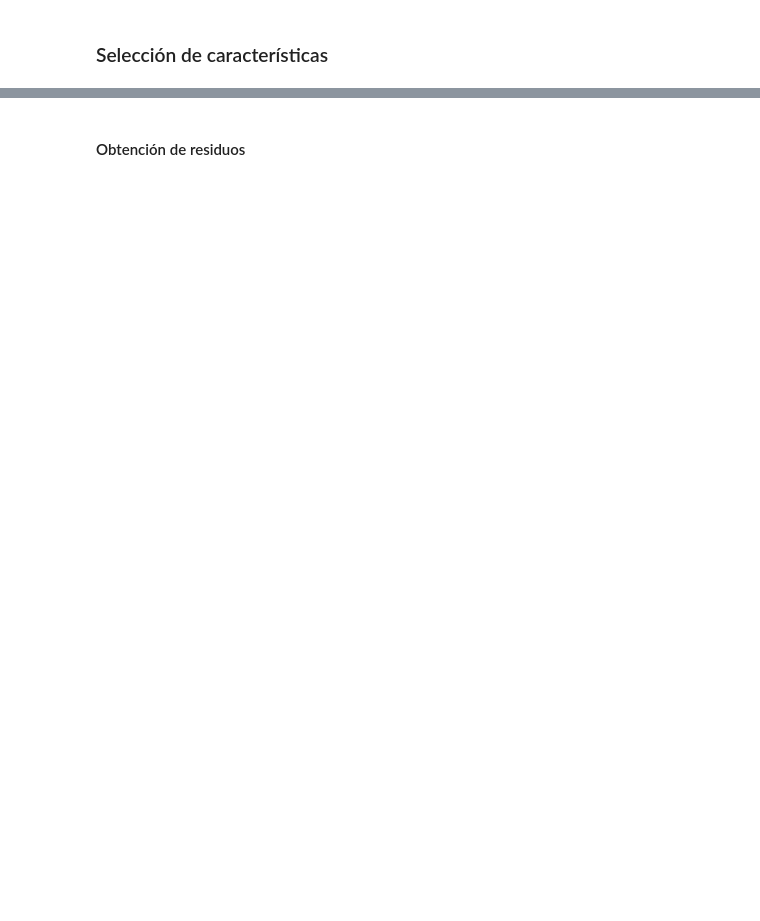
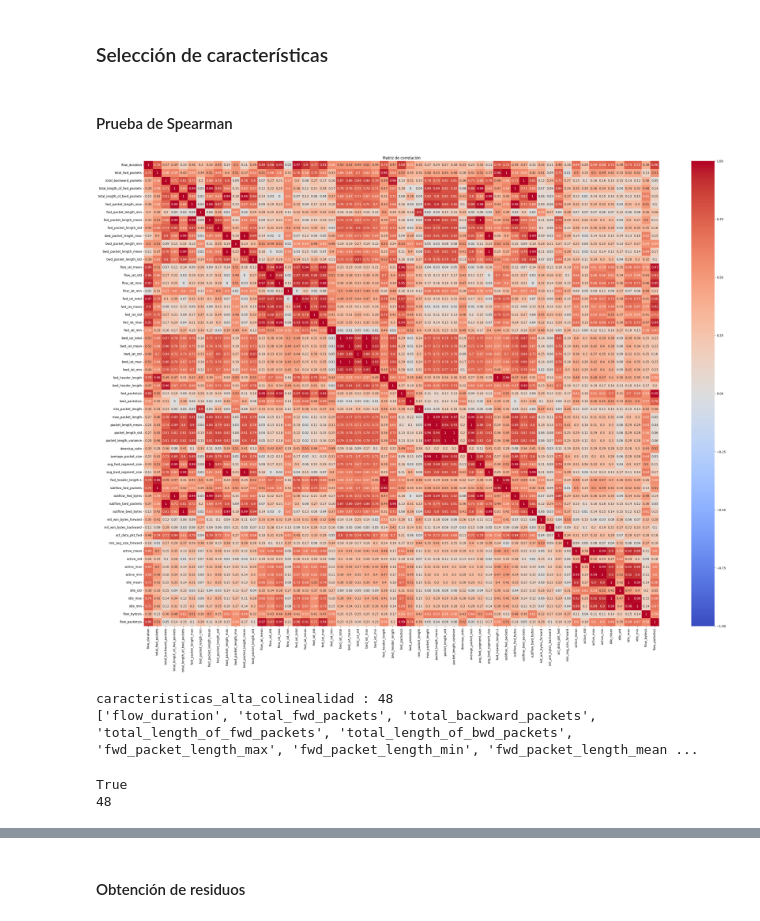
Before and after one commit to alanum9603/IDS_Thesis, a Jupyter notebook: 3_preparacion_de_datos/transformation_1.ipynb, the cells around one changed output, grey strips where cells are left out. Cells and saved outputs as stored; diff of their text form; code cells hidden in the pictures; blank space fills up the shorter version.

```diff
--- a/3_preparacion_de_datos/transformation_1.ipynb
+++ b/3_preparacion_de_datos/transformation_1.ipynb
@@ -131,12 +134,15 @@ def generateBoxplot(x, y, data, save_path="", save = True) :
   plt.show()
 # %%
 # generateCorrMatrix(): Función para generar matriz de correlación
-def generateCorrMatrix(data, save_path="", title="Matriz de correlación", method="pearson", width=32, height=24, fontsize=12,decimals=2, abs = False, save=True) :
+def generateCorrMatrix(data, save_path="", title="Matriz de correlación", method="pearson", width=32, height=24, fontsize=12,decimals=2, abs = False, save=True, aplicar_umbral=False, umbral=0.5) :
   # Generación de matriz de correlación
   matriz_correlacion = data.corr(method=method).round(decimals=decimals)
 
   if abs :
     matriz_correlacion = matriz_correlacion.abs()
+
+  if aplicar_umbral :
+    matriz_correlacion = matriz_correlacion.where(np.abs(matriz_correlacion) >= umbral, 0)
 
   # Generación de mapa de calor para visualizar los datos
   plt.figure(figsize=(width, height))
@@ -144,7 +150,7 @@ def generateCorrMatrix(data, save_path="", title="Matriz de correlación", metho
   sns.heatmap(matriz_correlacion, annot=True, cmap='coolwarm', vmin=-1, vmax=1)
   plt.title(title)
   plt.tight_layout()
-  if save:
+  if save :
     plt.savefig(save_path)
   plt.show()
   return matriz_correlacion
@@ -559,2 +559,64 @@ Returning the number of logical cores instead. You can silence this warning by s
 # %% [markdown]
 ### Selección de características
+# %% [markdown]
+#### Prueba de Spearman
+# %%
+# Prueba de Spearman para eliminación de características con alta colinealidad
+nrmlzr = MinMaxScaler()
+nrmlzd_chars = nrmlzr.fit_transform(X_train_clean[caracteristicas_numericas+caracteristicas_con_valor_maximo_infinito])
+df_nrmlzd = pd.DataFrame(
+  columns=nrmlzr.feature_names_in_,
+  data=nrmlzd_chars
+)
+corr_matrix = generateCorrMatrix(
+  data=df_nrmlzd,
+  method="spearman",
+  save_path="img/corr_matrix_spearman",
+  abs=True
+)
+np.fill_diagonal(corr_matrix.values, 0)
+caracteristicas_alta_colinealidad = [c for c in corr_matrix.columns if any(corr_matrix[c] >= 0.8) and corr_matrix[c].sum() > 1]
+print(f"""
+caracteristicas_alta_colinealidad : {len(caracteristicas_alta_colinealidad)}
+{caracteristicas_alta_colinealidad}
+""")
+# %% [output]
+[figure, added]
+caracteristicas_alta_colinealidad : 48
+['flow_duration', 'total_fwd_packets', 'total_backward_packets', 'total_length_of_fwd_packets', 'total_length_of_bwd_packets', 'fwd_packet_length_max', 'fwd_packet_length_min', 'fwd_packet_length_mean ...
+# %%
+# Lista de correlaciones
+lista_correlaciones = [
+  [
+    'bwd_iat_min',
+
+    'bwd_iat_mean', 'bwd_iat_max', 'bwd_iat_total',
+
+    'bwd_iat_std',
+
+    'bwd_header_length', 'total_backward_packets', 'subflow_bwd_packets',
+
+    'bwd_packet_length_std',
+
+    'bwd_packet_length_max', 'total_length_of_bwd_packets', 'subflow_bwd_bytes', 'avg_bwd_segment_size', 'bwd_packet_length_mean',
+
+    'packet_length_std', 'packet_length_variance', 'average_packet_size', 'packet_length_mean', 'max_packet_length',
+
+    'fwd_packet_length_max', 'fwd_packet_length_mean', 'avg_fwd_segment_size', 'total_length_of_fwd_packets', 'subflow_fwd_bytes',
+
+    'fwd_packet_length_std',
+
+    'act_data_pkt_fwd'
+  ],
+  ['total_fwd_packets', 'subflow_fwd_packets', 'fwd_header_length.1', 'fwd_header_length'],
+  ['fwd_iat_std'],
+  ['flow_duration', 'fwd_iat_total', 'flow_iat_std', 'fwd_iat_max', 'flow_iat_max', 'fwd_iat_mean', 'fwd_packets/s', 'flow_packets/s', 'flow_iat_mean'],
+  ['active_mean', 'active_max', 'active_min', 'idle_mean', 'idle_max', 'idle_min'],
+  ['fwd_packet_length_min', 'min_packet_length']
+]
+
+print(len(caracteristicas_alta_colinealidad) == len(list(set(caracteristicas_alta_colinealidad))))
+print(len(caracteristicas_alta_colinealidad))
+# %% [output]
+True
+48
```
Also changed, not shown: parts of 27 cells of this notebook, 1 other file.
